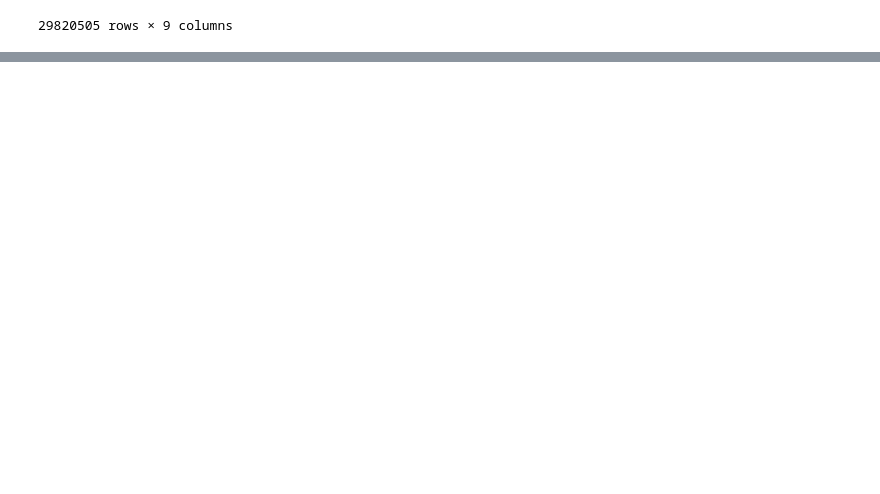
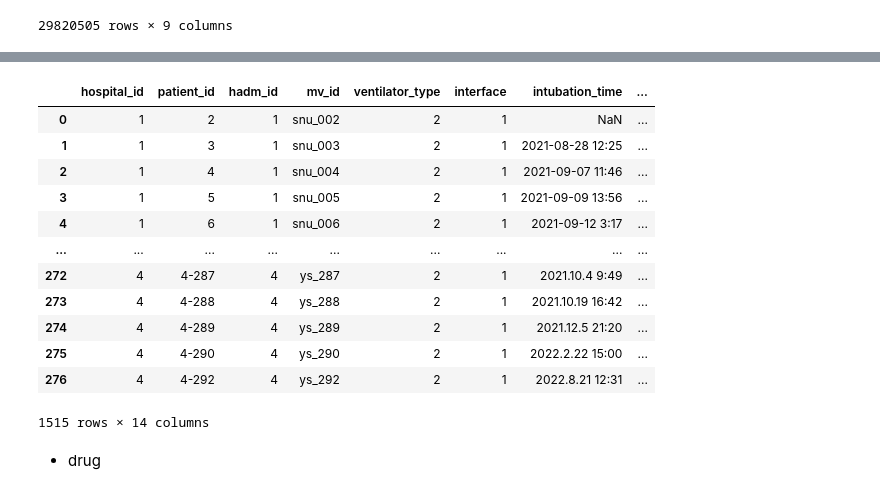
Before and after one commit to skjangbudon/nia_vent_weaning, a Jupyter notebook: notebook/data_preprocess_final.ipynb, the cells around one changed output, grey strips where cells are left out. Saved outputs shown, nothing was run; the diff lists cells and outputs as text; code cells hidden in the pictures; blank space fills up the shorter version.

```diff
--- a/notebook/data_preprocess_1103.ipynb
+++ b/notebook/data_preprocess_final.ipynb
@@ -840,0 +1269,20 @@ inted_df
+# %%
+final_df = pd.concat([aj_snu, ys], axis=0)
+final_df.to_csv(dst_path + var + '.csv')
+final_df
+# %% [output]
+|  | hospital_id | patient_id | hadm_id | mv_id | ventilator_type | interface | intubation_time | ... |
+| 0 | 1 | 2 | 1 | snu_002 | 2 | 1 | NaN | ... |
+| 1 | 1 | 3 | 1 | snu_003 | 2 | 1 | 2021-08-28 12:25 | ... |
+| 2 | 1 | 4 | 1 | snu_004 | 2 | 1 | 2021-09-07 11:46 | ... |
+| 3 | 1 | 5 | 1 | snu_005 | 2 | 1 | 2021-09-09 13:56 | ... |
+| 4 | 1 | 6 | 1 | snu_006 | 2 | 1 | 2021-09-12 3:17 | ... |
+| ... | ... | ... | ... | ... | ... | ... | ... | ... |
+| 272 | 4 | 4-287 | 4 | ys_287 | 2 | 1 | 2021.10.4 9:49 | ... |
+| 273 | 4 | 4-288 | 4 | ys_288 | 2 | 1 | 2021.10.19 16:42 | ... |
+| 274 | 4 | 4-289 | 4 | ys_289 | 2 | 1 | 2021.12.5 21:20 | ... |
+| 275 | 4 | 4-290 | 4 | ys_290 | 2 | 1 | 2022.2.22 15:00 | ... |
+| 276 | 4 | 4-292 | 4 | ys_292 | 2 | 1 | 2022.8.21 12:31 | ... |
+1515 rows × 14 columns
+# %% [markdown]
+* drug
```
Also changed, not shown: parts of 39 cells of this notebook, 1 other file.
